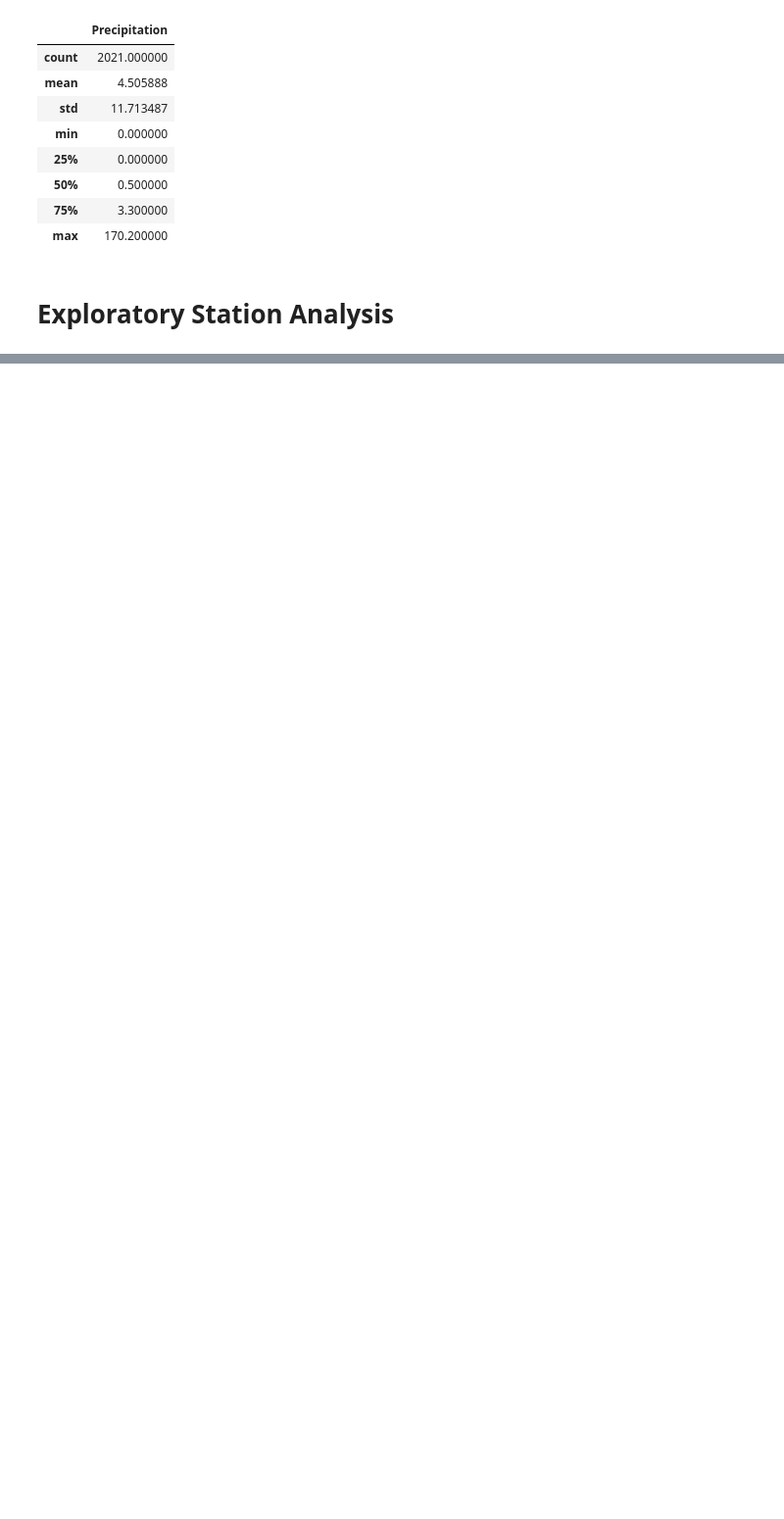
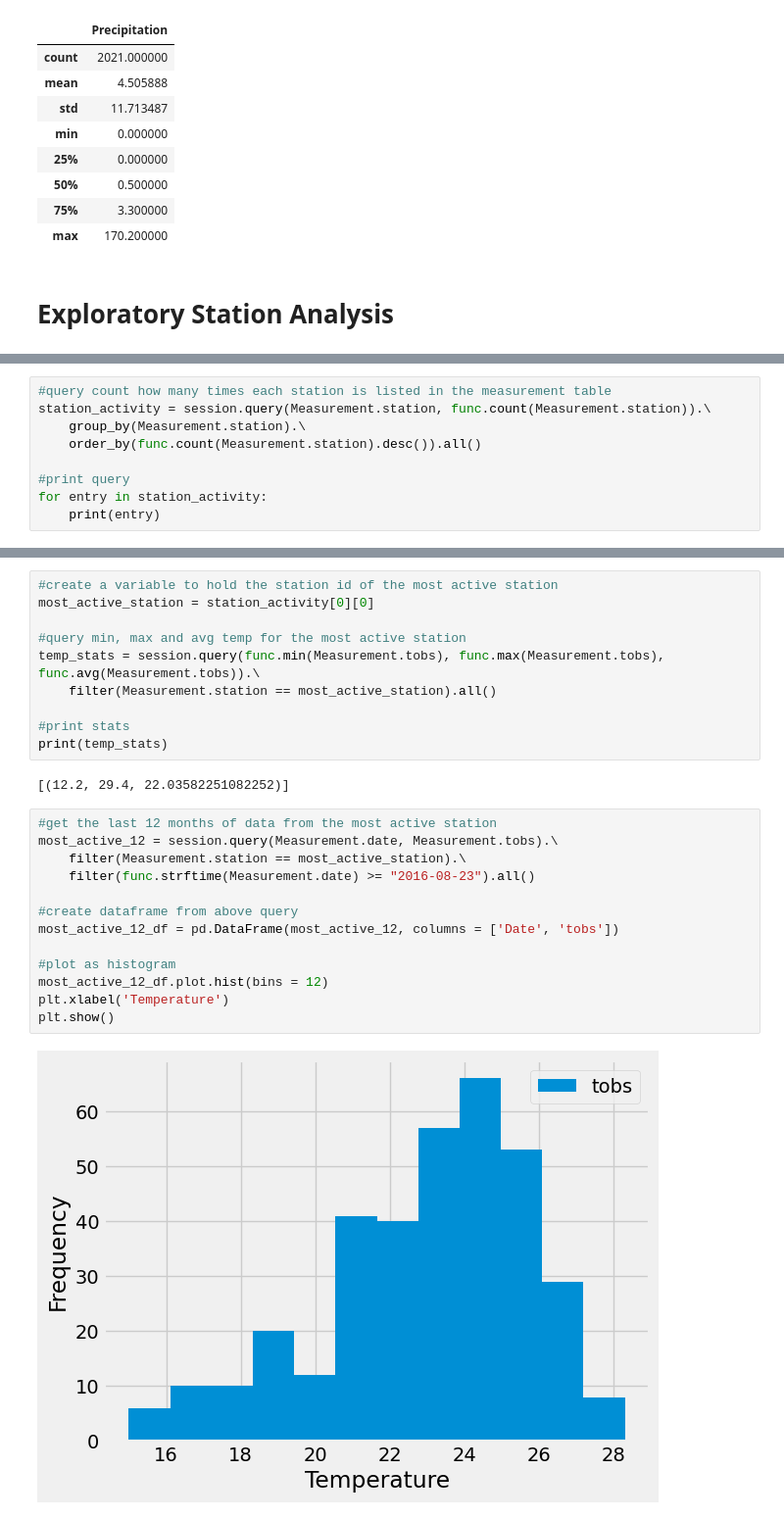
Before and after one commit to evpenguin/sqlalchemy-challenge, a Jupyter notebook: SurfsUp/climate_analysis.ipynb, the cells around one changed output, grey strips where cells are left out. Shown: that part at 98% size. Saved outputs shown, nothing was run; the diff lists cells and outputs as text; blank space fills up the shorter version.

```diff
--- a/SurfsUp/climate_analysis.ipynb
+++ b/SurfsUp/climate_analysis.ipynb
@@ -79,3 +86,12 @@ num_stations = session.query(Station.station).distinct().count()
 print(num_stations)
 # %% [output]
 9
+# %%
+#query count how many times each station is listed in the measurement table
+station_activity = session.query(Measurement.station, func.count(Measurement.station)).\
+    group_by(Measurement.station).\
+    order_by(func.count(Measurement.station).desc()).all()
+
+#print query
+for entry in station_activity:
+    print(entry)
@@ -81,0 +108,27 @@ print(num_stations)
+# %%
+#create a variable to hold the station id of the most active station
+most_active_station = station_activity[0][0]
+
+#query min, max and avg temp for the most active station
+temp_stats = session.query(func.min(Measurement.tobs), func.max(Measurement.tobs), func.avg(Measurement.tobs)).\
+    filter(Measurement.station == most_active_station).all()
+
+#print stats
+print(temp_stats)
+# %% [output]
+[(12.2, 29.4, 22.03582251082252)]
+# %%
+#get the last 12 months of data from the most active station
+most_active_12 = session.query(Measurement.date, Measurement.tobs).\
+    filter(Measurement.station == most_active_station).\
+    filter(func.strftime(Measurement.date) >= "2016-08-23").all()
+
+#create dataframe from above query
+most_active_12_df = pd.DataFrame(most_active_12, columns = ['Date', 'tobs'])
+
+#plot as histogram
+most_active_12_df.plot.hist(bins = 12)
+plt.xlabel('Temperature')
+plt.show()
+# %% [output]
+[figure, added]
```
Also changed, not shown: parts of 11 cells of this notebook.
